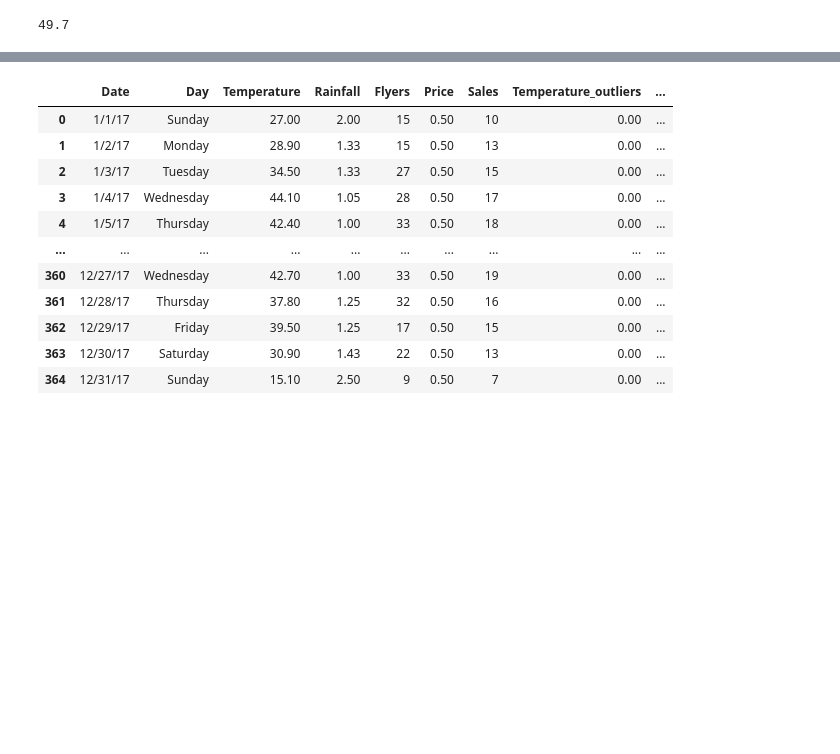
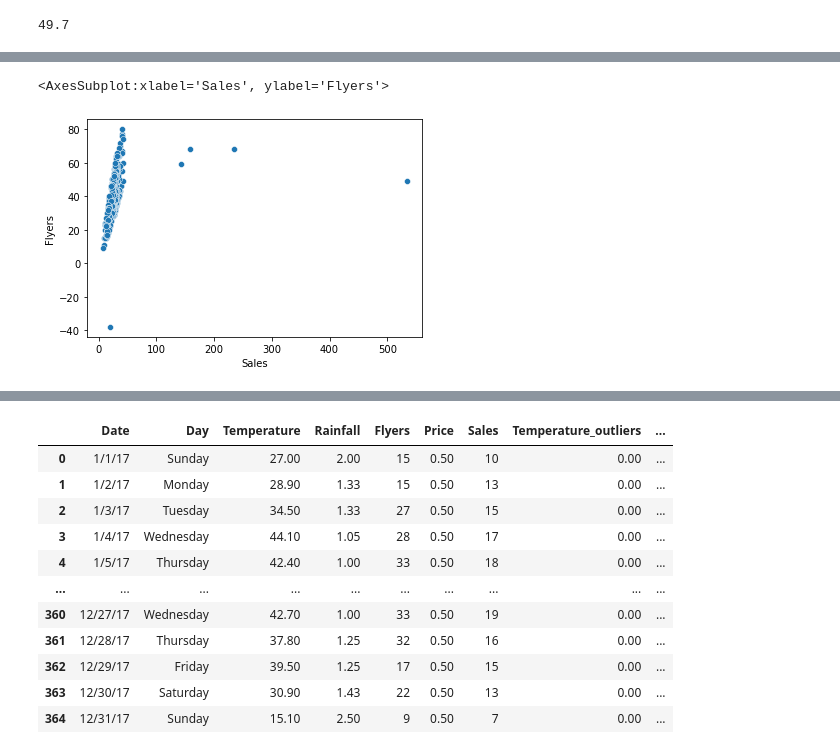
Before and after one commit to jeneyring/anomaly-detection-exercises, a Jupyter notebook: continuous_probabilistic_methods.ipynb, the cells around one changed output, grey strips where cells are left out. Drawn from its saved outputs; the diff is of its cells as text; code cells hidden in the pictures; blank space fills up the shorter version.

```diff
--- a/continuous_probabilistic_methods.ipynb
+++ b/continuous_probabilistic_methods.ipynb
@@ -120,0 +142,5 @@ get_outliers(df_lemonade.Temperature, k=1.5)
+# %%
+sns.scatterplot(data=df_lemonade, x="Sales", y="Flyers")
+# %% [output]
+<AxesSubplot:xlabel='Sales', ylabel='Flyers'>
+[figure, added]
```
Also changed, not shown: parts of 11 cells of this notebook, 2 other files.
